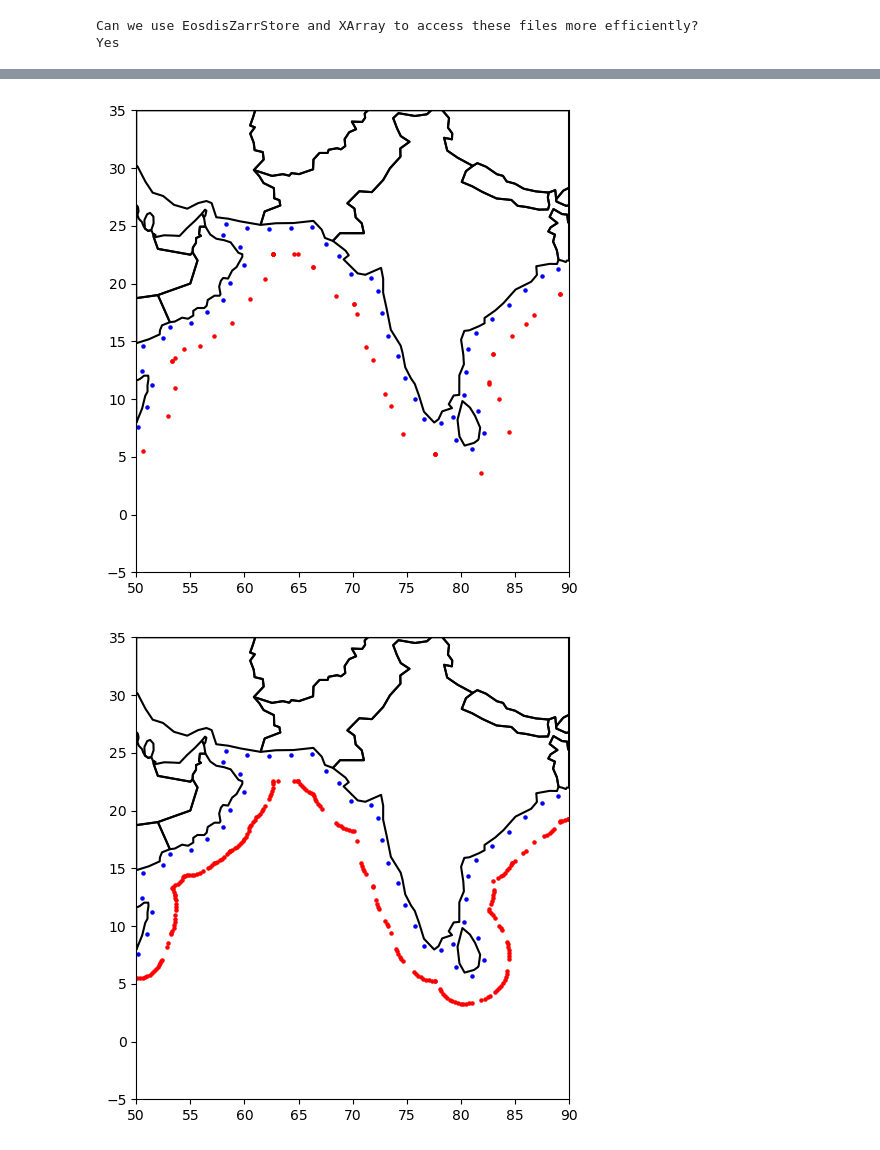
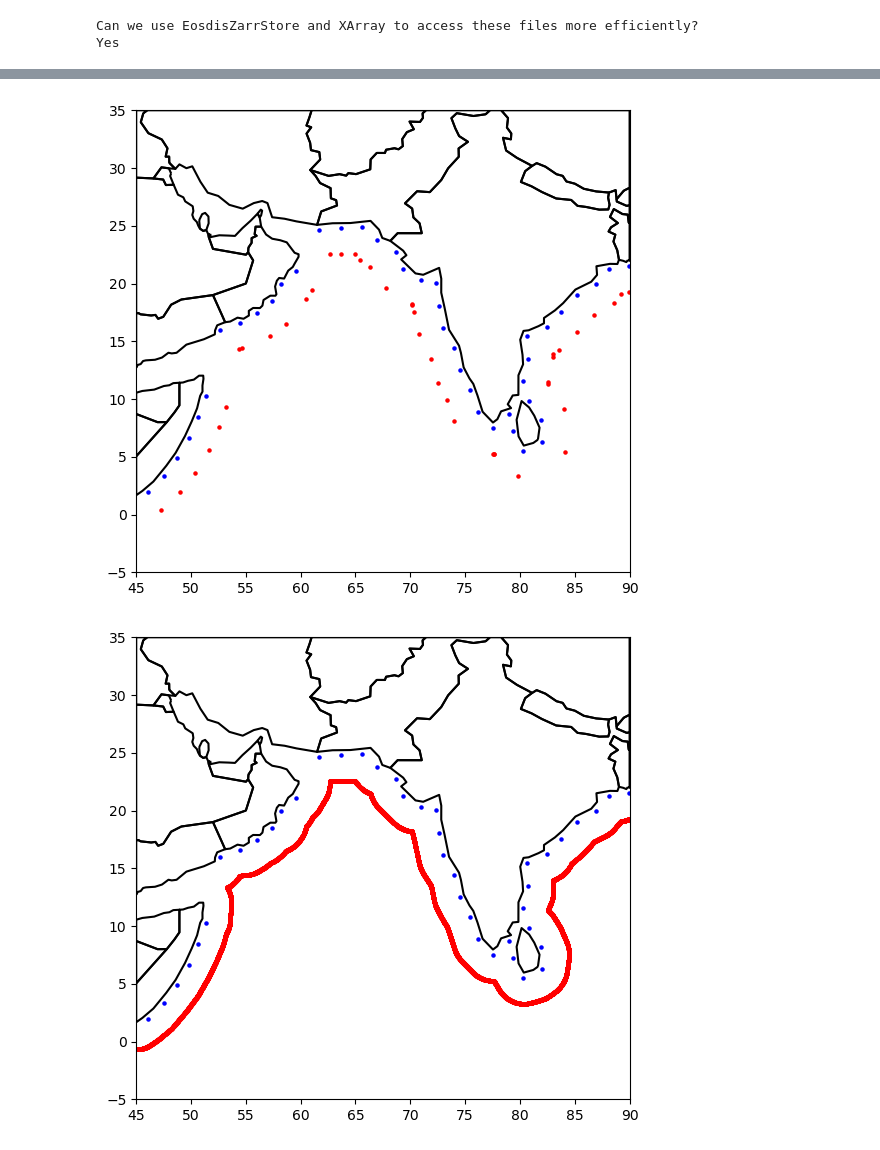
Before and after one commit to UW-Upwelling-Project/Upwelling_Jiarui, a Jupyter notebook: auto_new.ipynb, the cells around one changed output, grey strips where cells are left out. Drawn from its saved outputs; the diff is of its cells as text; code cells hidden in the pictures.

```diff
--- a/auto_new.ipynb
+++ b/auto_new.ipynb
@@ -53,7 +54,7 @@ start_time = '2021-07-01T21:00:00Z'
 end_time = '2021-07-20T20:59:59Z'
 
 lats = slice(-5, 35)
-lons = slice(50, 90)
+lons = slice(45, 90)
 # %%
 cmr_url = 'https://cmr.earthdata.nasa.gov/search/granules.json'
 # %%
@@ -312,7 +238,7 @@ def sample_points(buffer_gdf, dist):
 temp = 2
 sampled_points_100km = sample_points(buffered_wgs84[0], temp)
 lats_bounds = [-5, 35]
-lons_bounds = [50, 90]
+lons_bounds = [45, 90]
 
 # Noise Removal
 sampled_points_100km = sampled_points_100km[
@@ -323,15 +249,24 @@ sampled_points_100km = sampled_points_100km[
 ]
 sampled_points_100km = sampled_points_100km[~((sampled_points_100km.geometry.y >= 24) &
                                               (sampled_points_100km.geometry.y < 30) &
-                                              (sampled_points_100km.geometry.x > 50) &
+                                              (sampled_points_100km.geometry.x > 45) &
                                               (sampled_points_100km.geometry.x <= 57))]
+sampled_points_100km = sampled_points_100km[~((sampled_points_100km.geometry.y >= 11) &
+                                              (sampled_points_100km.geometry.y < 15) &
+                                              (sampled_points_100km.geometry.x > 45) &
+                                              (sampled_points_100km.geometry.x <= 52))]
+sampled_points_100km = sampled_points_100km[~((sampled_points_100km.geometry.y >= 22) &
+                                              (sampled_points_100km.geometry.y < 27) &
+                                              (sampled_points_100km.geometry.x > 55) &
+                                              (sampled_points_100km.geometry.x <= 61))]
+
 # reindex
 sampled_points_100km = sampled_points_100km.reset_index(drop=True)
 
 fig, ax = plt.subplots()
 sampled_points_100km.plot(ax=ax, color='blue', markersize=5)
 coastline_clipped.boundary.plot(ax=ax, color='black')
-plt.xlim([50, 90])
+plt.xlim([45, 90])
 plt.ylim([-5, 35])
 
 plt.show()
@@ -364,38 +299,52 @@ def get_nearest_points(source_points, candidate_points, lons_bounds, lats_bounds
     return nearest_points
 # %%
 # Get all points on the boundary of the 300km buffer
-all_points_300km = [Point(x, y) for line in buffered_wgs84[1].boundary for x, y in line.coords]
+def generate_points(line, distance):
+    total_length = line.length
+    distances = np.arange(0, total_length, distance)
+    points = [line.interpolate(d) for d in distances]
+    return points
+
+all_points_300km = []
+for boundary in buffered_wgs84[1].boundary:
+    if boundary.geom_type == 'LineString':
+        lines = [boundary]
+    elif boundary.geom_type == 'MultiLineString':
+        lines = boundary
+    for line in lines:
+        points = generate_points(line, 0.01) # Adjust the distance here
+        all_points_300km.extend(points)
 all_points_300km_gdf = gpd.GeoDataFrame(gpd.GeoSeries(all_points_300km), columns=['geometry'])
+
+# all_points_300km = [Point(x, y) for line in buffered_wgs84[1].boundary for x, y in line.coords]
+# all_points_300km_gdf = gpd.GeoDataFrame(gpd.GeoSeries(all_points_300km), columns=['geometry'])
 
 # Find the nearest points on the 300km buffer for each point on the 100km buffer
 nearest_points = get_nearest_points(sampled_points_100km, all_points_300km_gdf,
                                     lons_bounds, lats_bounds)
 
 fig, ax = plt.subplots()
 nearest_points.plot(ax=ax, color='red', markersize=5)
 sampled_points_100km.plot(ax=ax, color='blue', markersize=5)
 coastline_clipped.boundary.plot(ax=ax, color='black')
-plt.xlim([50, 90])
+plt.xlim([45, 90])
 plt.ylim([-5, 35])
 
 plt.show()
 # %% [output]
-[figure, old version]
+[figure, new version]
 # %%
 # Visualize the entire set of points on the 300km buffer
-all_points_300km = [Point(x, y) for line in buffered_wgs84[1].boundary for x, y in line.coords]
-all_points_300km_gdf = gpd.GeoDataFrame(gpd.GeoSeries(all_points_300km), columns=['geometry'])
-
 fig, ax = plt.subplots()
 all_points_300km_gdf.plot(ax=ax, color='red', markersize=5)
 sampled_points_100km.plot(ax=ax, color='blue', markersize=5)
 coastline_clipped.boundary.plot(ax=ax, color='black')
-plt.xlim([50, 90])
+plt.xlim([45, 90])
 plt.ylim([-5, 35])
 
 plt.show()
 # %% [output]
-[figure, old version]
+[figure, new version]
 # %%
 # Build the KD-tree using lon/lat from df_raw
 coordinates = df_raw[['lon', 'lat']].values
```
Also changed, not shown: parts of 8 cells of this notebook, 3 other files.
